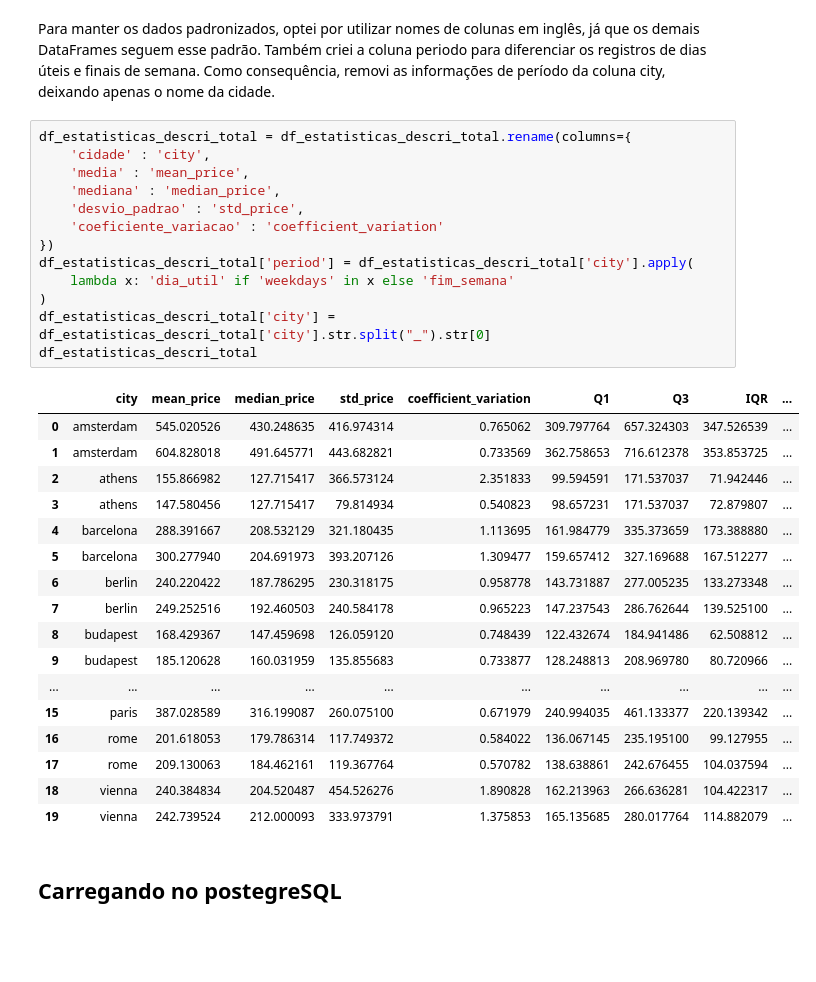
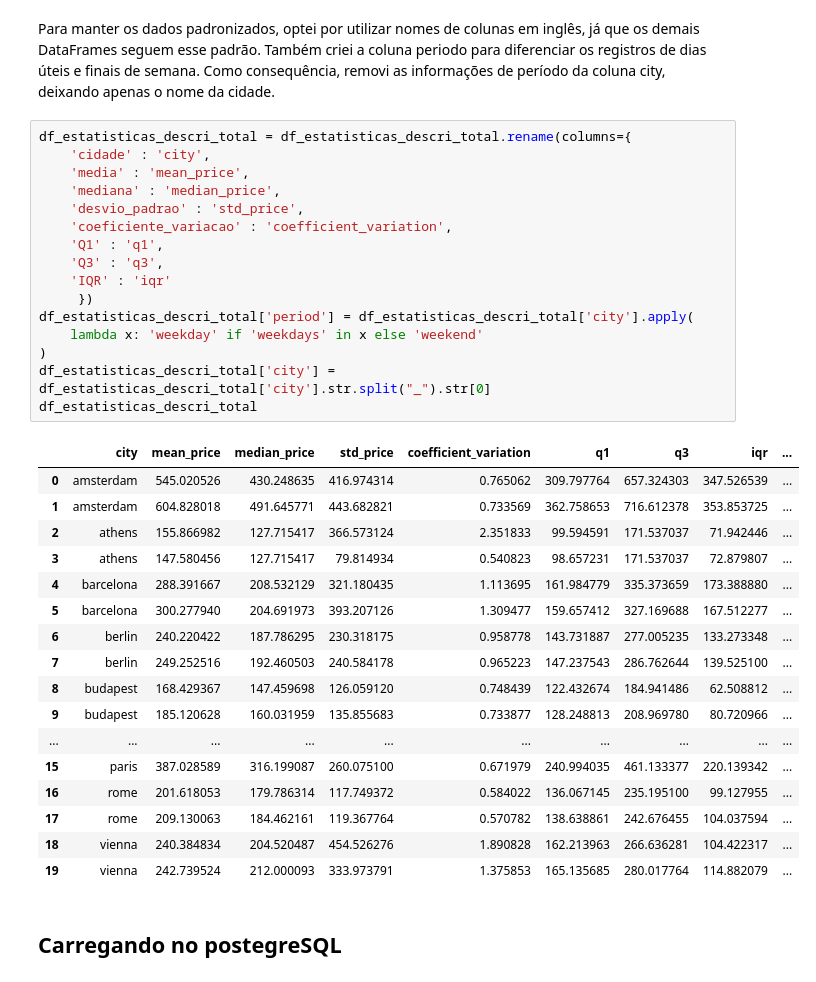
Before and after one commit to walleceoli/airbnb-europe-insights-, a Jupyter notebook: analise.ipynb, the cells around one changed output. Cells and saved outputs as stored; diff of their text form; blank space fills up the shorter version.

```diff
--- a/analise.ipynb
+++ b/analise.ipynb
@@ -1367,18 +1365,21 @@ Para manter os dados padronizados, optei por utilizar nomes de colunas em inglê
 # %%
 df_estatisticas_descri_total = df_estatisticas_descri_total.rename(columns={
     'cidade' : 'city',
     'media' : 'mean_price',
     'mediana' : 'median_price',
     'desvio_padrao' : 'std_price',
-    'coeficiente_variacao' : 'coefficient_variation'
-})
+    'coeficiente_variacao' : 'coefficient_variation',
+    'Q1' : 'q1',
+    'Q3' : 'q3',
+    'IQR' : 'iqr'
+     })
 df_estatisticas_descri_total['period'] = df_estatisticas_descri_total['city'].apply(
-    lambda x: 'dia_util' if 'weekdays' in x else 'fim_semana'
+    lambda x: 'weekday' if 'weekdays' in x else 'weekend'
 )
 df_estatisticas_descri_total['city'] = df_estatisticas_descri_total['city'].str.split("_").str[0]
 df_estatisticas_descri_total
 # %% [output]
-|  | city | mean_price | median_price | std_price | coefficient_variation | Q1 | Q3 | IQR | ... |
+|  | city | mean_price | median_price | std_price | coefficient_variation | q1 | q3 | iqr | ... |
 | 0 | amsterdam | 545.020526 | 430.248635 | 416.974314 | 0.765062 | 309.797764 | 657.324303 | 347.526539 | ... |
 | 1 | amsterdam | 604.828018 | 491.645771 | 443.682821 | 0.733569 | 362.758653 | 716.612378 | 353.853725 | ... |
 | 2 | athens | 155.866982 | 127.715417 | 366.573124 | 2.351833 | 99.594591 | 171.537037 | 71.942446 | ... |
```
Also changed, not shown: parts of 4 cells of this notebook.
